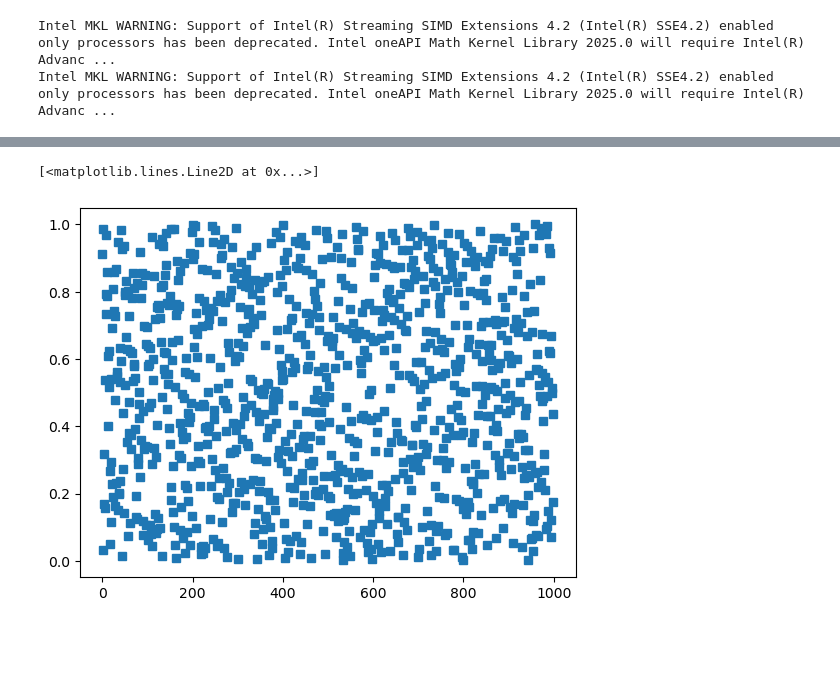
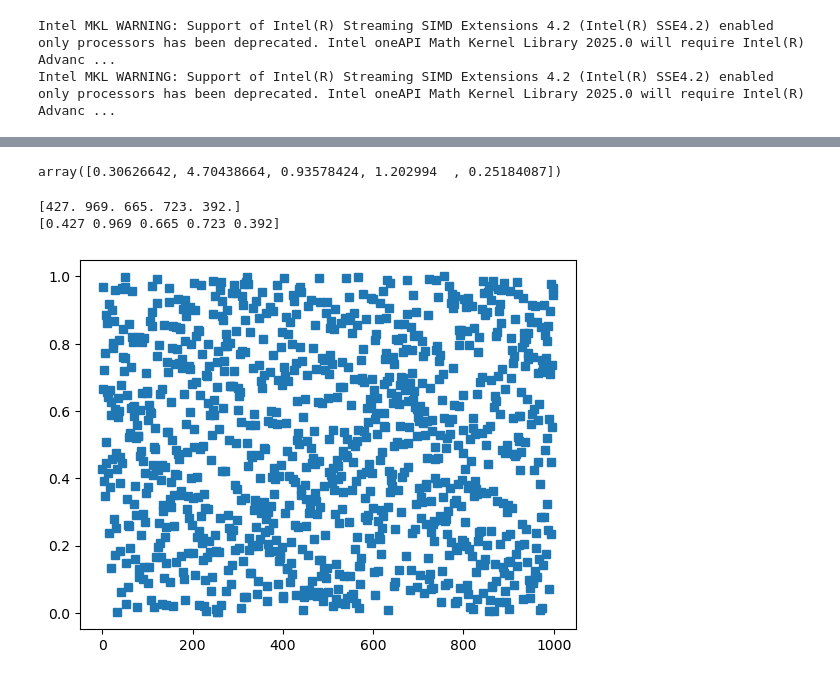
Before and after one commit to davidul/data-science, a Jupyter notebook: 03-statistics/05-iqr.ipynb, the cells around one changed output, grey strips where cells are left out. Cells and saved outputs as stored; diff of their text form; code cells hidden in the pictures; blank space fills up the shorter version.

```diff
--- a/03-statistics/05-iqr.ipynb
+++ b/03-statistics/05-iqr.ipynb
@@ -27,10 +27,19 @@ plt.show()
+# %%
+data[:5]
+# %% [output]
+array([0.30626642, 4.70438664, 0.93578424, 1.202994  , 0.25184087])
 # %%
+
 # rank transform the data and scale to 1
+ranked_data = stats.rankdata(data)
 dataR = stats.rankdata(data)/n
 plt.plot(dataR, 's')
+print(ranked_data[:5])
+print(dataR[:5])
 # %% [output]
-[<matplotlib.lines.Line2D at 0x...>]
+[427. 969. 665. 723. 392.]
+[0.427 0.969 0.665 0.723 0.392]
-[figure, old version]
+[figure, new version]
 # %%
 q1 = np.argmin((dataR-.25)**2)
 q3 = np.argmin((dataR-.75)**2)
```
Also changed, not shown: parts of 2 cells of this notebook, 2 other files.
